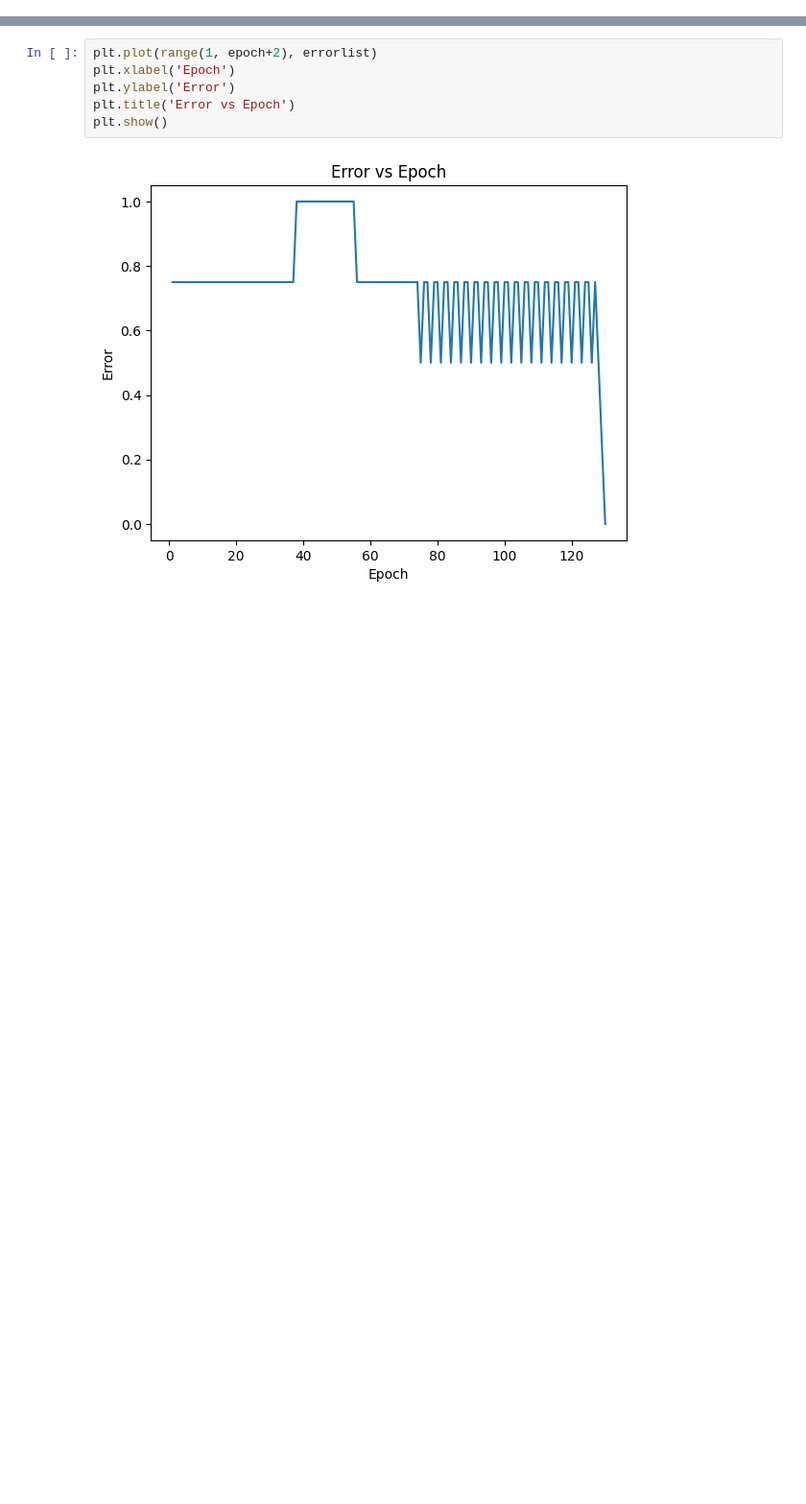
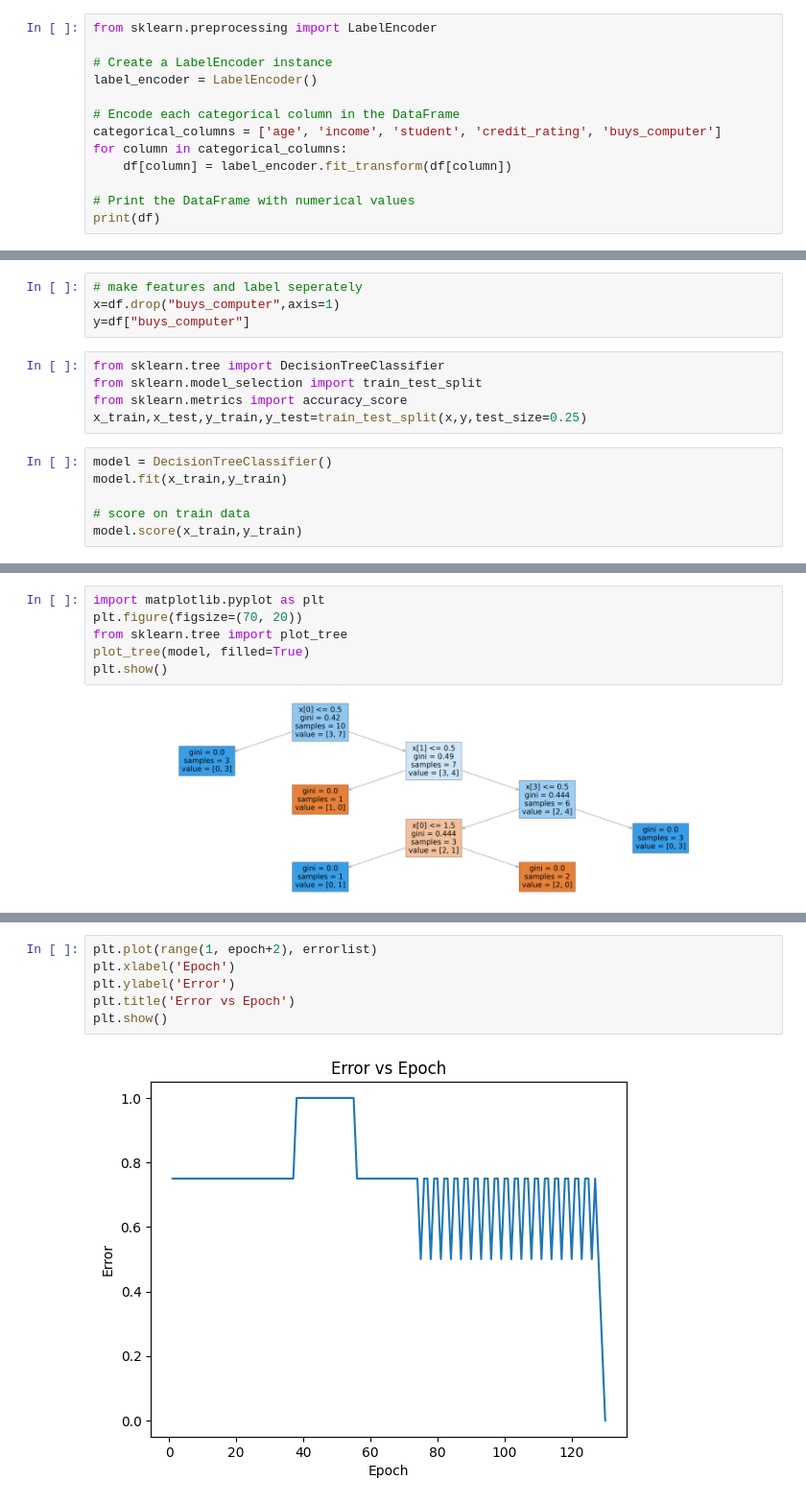
Before and after one commit to Gowtham0311/ML_lab, a Jupyter notebook: CSE21169_Lab5.ipynb, the cells around one changed output, grey strips where cells are left out. Shown at 96% size. Saved outputs shown, nothing was run; the diff lists cells and outputs as text; blank space fills up the shorter version.

```diff
--- a/CSE21169_Lab5.ipynb
+++ b/CSE21169_Lab5.ipynb
@@ -0,0 +279,13 @@
+# %%
+from sklearn.preprocessing import LabelEncoder
+
+# Create a LabelEncoder instance
+label_encoder = LabelEncoder()
+
+# Encode each categorical column in the DataFrame
+categorical_columns = ['age', 'income', 'student', 'credit_rating', 'buys_computer']
+for column in categorical_columns:
+    df[column] = label_encoder.fit_transform(df[column])
+
+# Print the DataFrame with numerical values
+print(df)
@@ -0,0 +308,15 @@
+# %%
+# make features and label seperately
+x=df.drop("buys_computer",axis=1)
+y=df["buys_computer"]
+# %%
+from sklearn.tree import DecisionTreeClassifier
+from sklearn.model_selection import train_test_split
+from sklearn.metrics import accuracy_score
+x_train,x_test,y_train,y_test=train_test_split(x,y,test_size=0.25)
+# %%
+model = DecisionTreeClassifier()
+model.fit(x_train,y_train)
+
+# score on train data
+model.score(x_train,y_train)
@@ -0,0 +384,8 @@
+# %%
+import matplotlib.pyplot as plt
+plt.figure(figsize=(70, 20))
+from sklearn.tree import plot_tree
+plot_tree(model, filled=True)
+plt.show()
+# %% [output]
+[figure, added]
```
Also changed, not shown: parts of 46 cells of this notebook.
